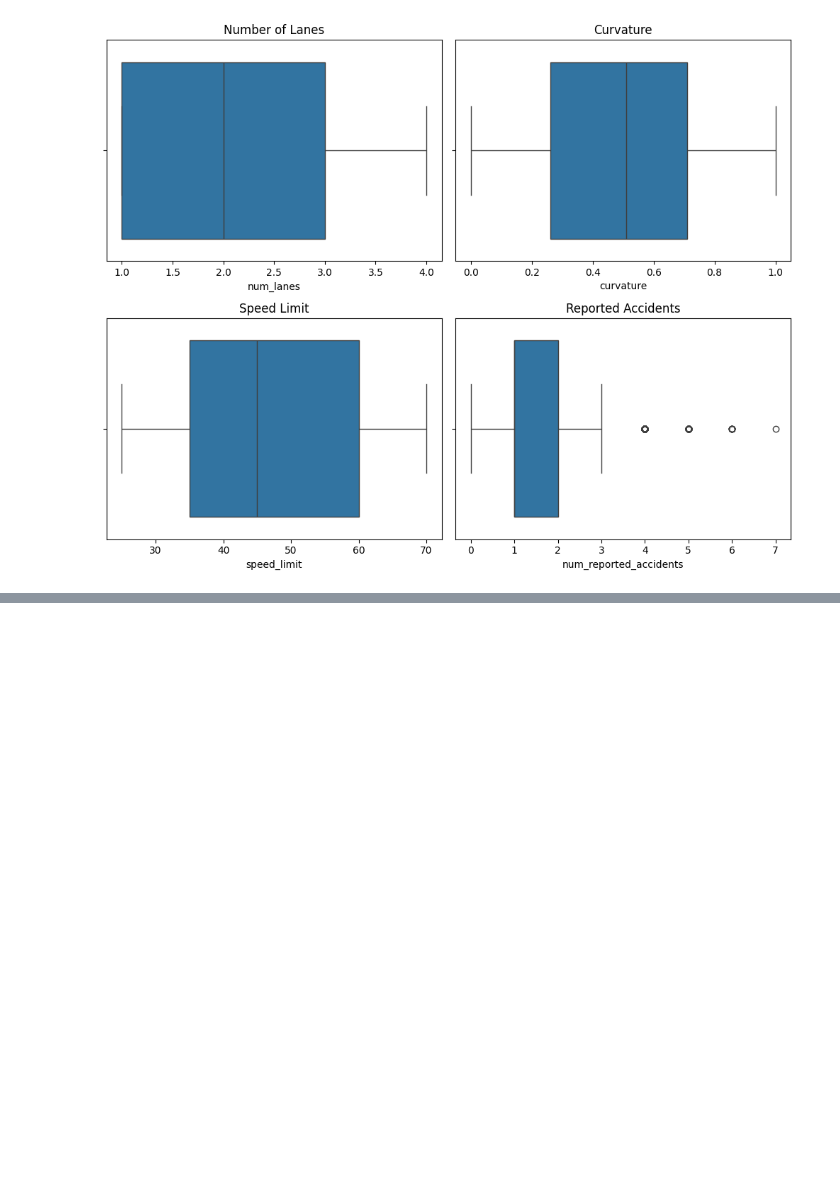
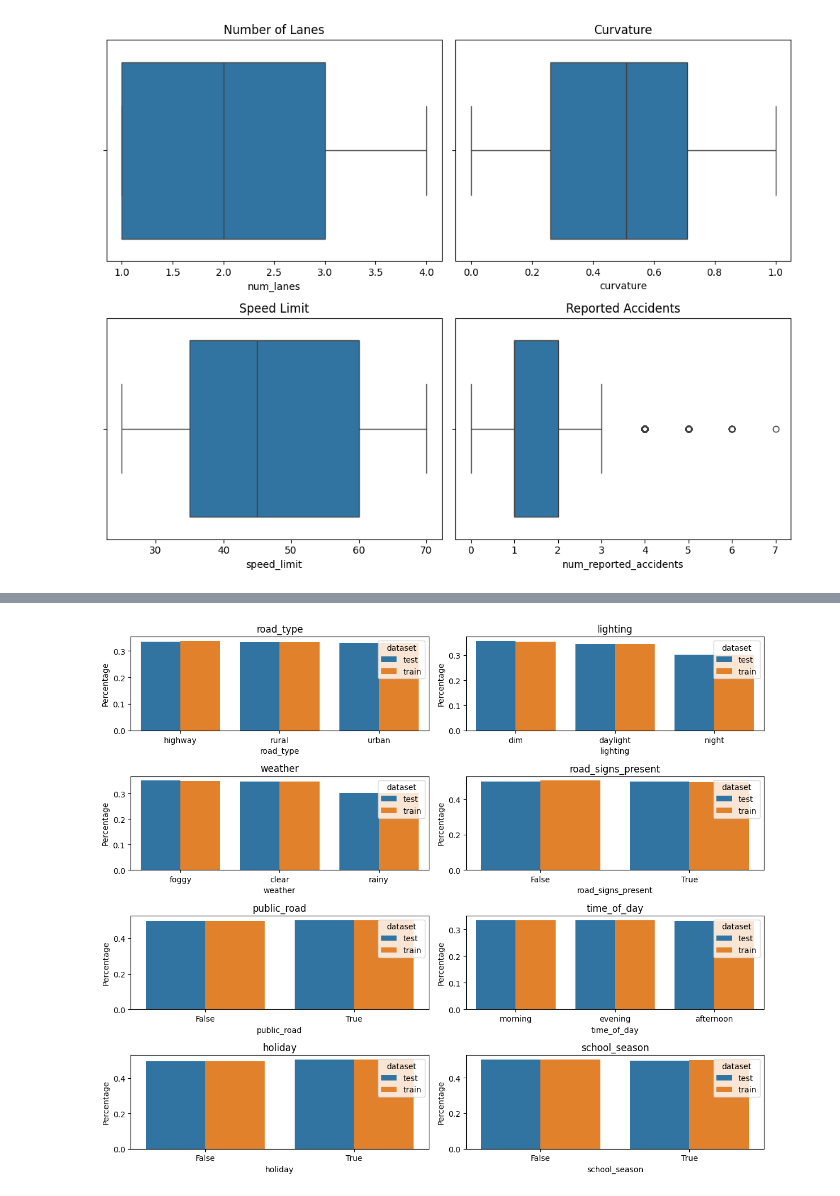
Before and after one commit to JoseAlfaro12/Kaggle_Playground_10_25, a Jupyter notebook: Code/EDA.ipynb, the cells around one changed output, grey strips where cells are left out. Saved outputs shown, nothing was run; the diff lists cells and outputs as text; code cells hidden in the pictures; blank space fills up the shorter version.

```diff
--- a/Code/EDA.ipynb
+++ b/Code/EDA.ipynb
@@ -65,0 +104,39 @@ plt.show()
+# %%
+# Add dataset labels
+train_copy = train.copy()
+train_copy["dataset"] = "train"
+
+test_copy = test.copy()
+test_copy["dataset"] = "test"
+
+combined = pd.concat([train_copy, test_copy], axis=0)
+
+def plot_percentage_bars(variable, ax):
+    # Compute percentages
+    pct_df = (
+        combined.groupby("dataset")[variable]
+        .value_counts(normalize=True)
+        .rename("percentage")
+        .reset_index()
+    )
+    # Plot
+    sns.barplot(x=variable, y="percentage", hue="dataset", data=pct_df, ax=ax)
+    ax.set_ylabel("Percentage")
+    ax.set_title(variable)
+
+# Plot all four
+fig, axes = plt.subplots(4, 2, figsize=(12, 10))
+
+plot_percentage_bars("road_type", axes[0, 0])
+plot_percentage_bars("lighting", axes[0, 1])
+plot_percentage_bars("weather", axes[1, 0])
+plot_percentage_bars("road_signs_present", axes[1, 1])
+plot_percentage_bars("public_road", axes[2, 0])
+plot_percentage_bars("time_of_day", axes[2, 1])
+plot_percentage_bars("holiday", axes[3, 0])
+plot_percentage_bars("school_season", axes[3, 1])
+
+plt.tight_layout()
+plt.show()
+# %% [output]
+[figure, added]
```
Also changed, not shown: parts of 3 cells of this notebook.
